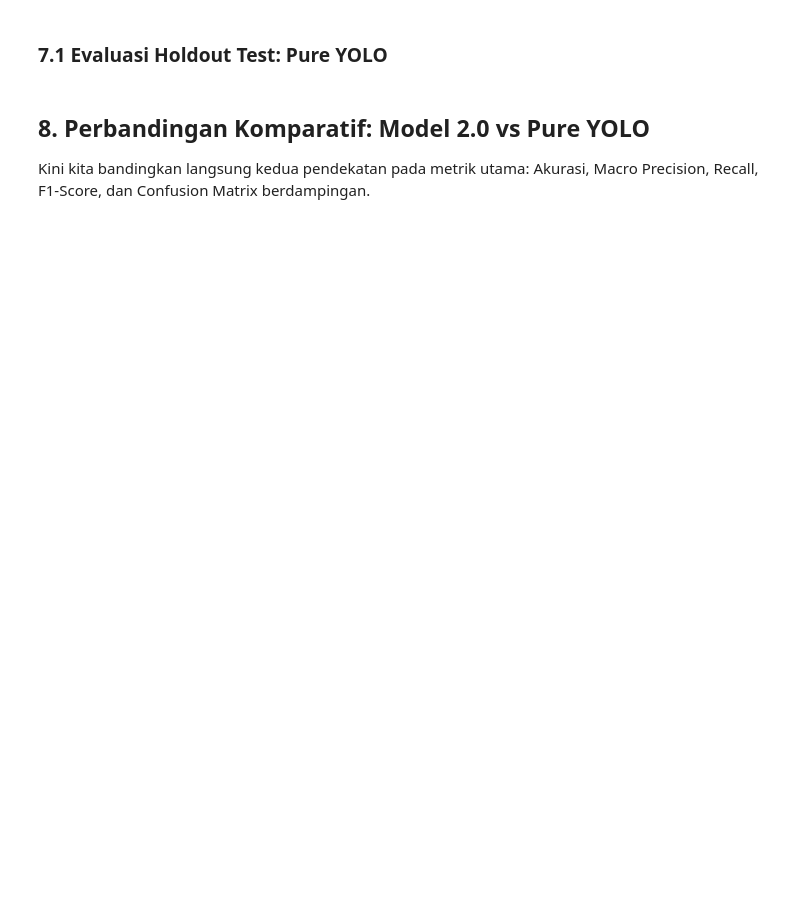
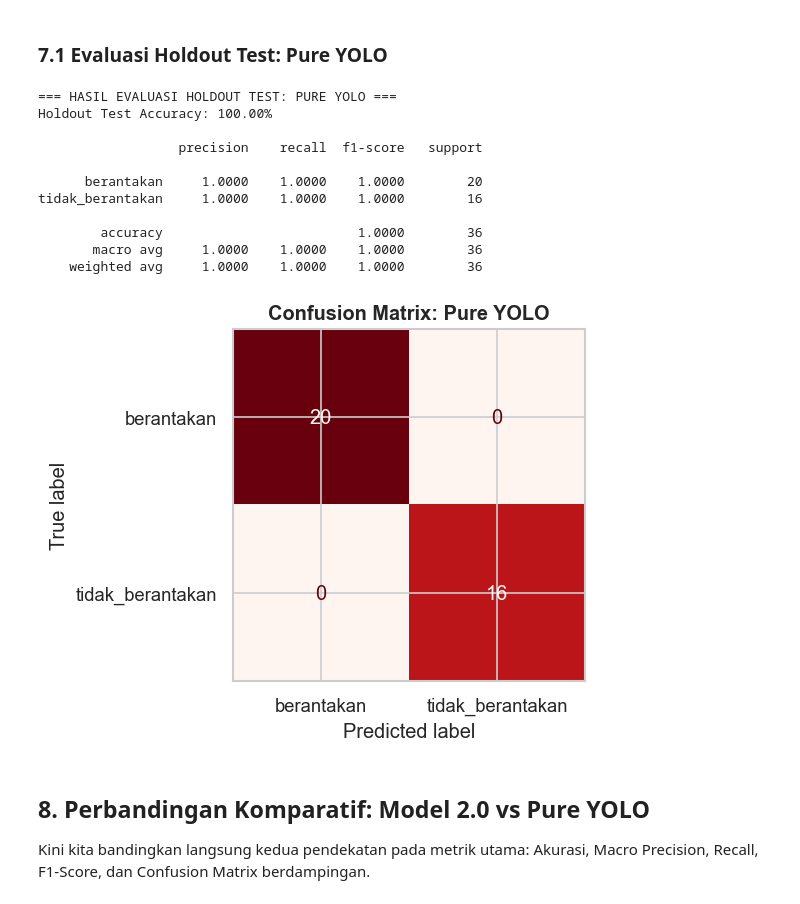
Before and after one commit to zeovarince/messy-shoe-cv, a Jupyter notebook: model2.0/citra-sepatu.ipynb, the cells around one changed output. Drawn from its saved outputs; the diff is of its cells as text; code cells hidden in the pictures; blank space fills up the shorter version.

```diff
--- a/model2.0/citra-sepatu.ipynb
+++ b/model2.0/citra-sepatu.ipynb
@@ -375,29 +411,41 @@ print(f"[+] Model Pure YOLO berhasil dilatih dan disimpan di: {final_yolo_path}"
 # %%
 eval_pure_yolo = YOLO(str(final_yolo_path))
 test_meta = df_dataset[df_dataset["split"] == "test"].copy()
 
 y_pred_yolo = []
 for _, row in test_meta.iterrows():
     res = eval_pure_yolo.predict(source=row["abs_path"], verbose=False)[0]
     pred_label = res.names[res.probs.top1]
     y_pred_yolo.append(pred_label)
 
 y_pred_yolo_num = [label_to_num[l] for l in y_pred_yolo]
 test_acc_yolo = accuracy_score(y_test, y_pred_yolo_num)
 
 print(f"=== HASIL EVALUASI HOLDOUT TEST: PURE YOLO ===")
-print(f"Holdout Test Accuracy: {test_acc_yolo * 100:.2f}%
-")
+print(f"Holdout Test Accuracy: {test_acc_yolo * 100:.2f}%\n")
 print(classification_report(y_test, y_pred_yolo_num, target_names=CLASS_LABELS, digits=4))
 
 # Confusion Matrix Pure YOLO
 cm_yolo = confusion_matrix(y_test, y_pred_yolo_num)
 fig, ax = plt.subplots(figsize=(5, 4))
 disp = ConfusionMatrixDisplay(confusion_matrix=cm_yolo, display_labels=CLASS_LABELS)
 disp.plot(cmap="Reds", ax=ax, colorbar=False, values_format="d")
 ax.set_title("Confusion Matrix: Pure YOLO", fontweight="bold")
 plt.tight_layout()
 plt.show()
+# %% [output]
+=== HASIL EVALUASI HOLDOUT TEST: PURE YOLO ===
+Holdout Test Accuracy: 100.00%
+
+                  precision    recall  f1-score   support
+
+      berantakan     1.0000    1.0000    1.0000        20
+tidak_berantakan     1.0000    1.0000    1.0000        16
+
+        accuracy                         1.0000        36
+       macro avg     1.0000    1.0000    1.0000        36
+    weighted avg     1.0000    1.0000    1.0000        36
+[figure, added]
 # %% [markdown]
 ## 8. Perbandingan Komparatif: Model 2.0 vs Pure YOLO
 Kini kita bandingkan langsung kedua pendekatan pada metrik utama: Akurasi, Macro Precision, Recall, F1-Score, dan Confusion Matrix berdampingan.
```
Also changed, not shown: parts of 10 cells of this notebook, 53 other files.
